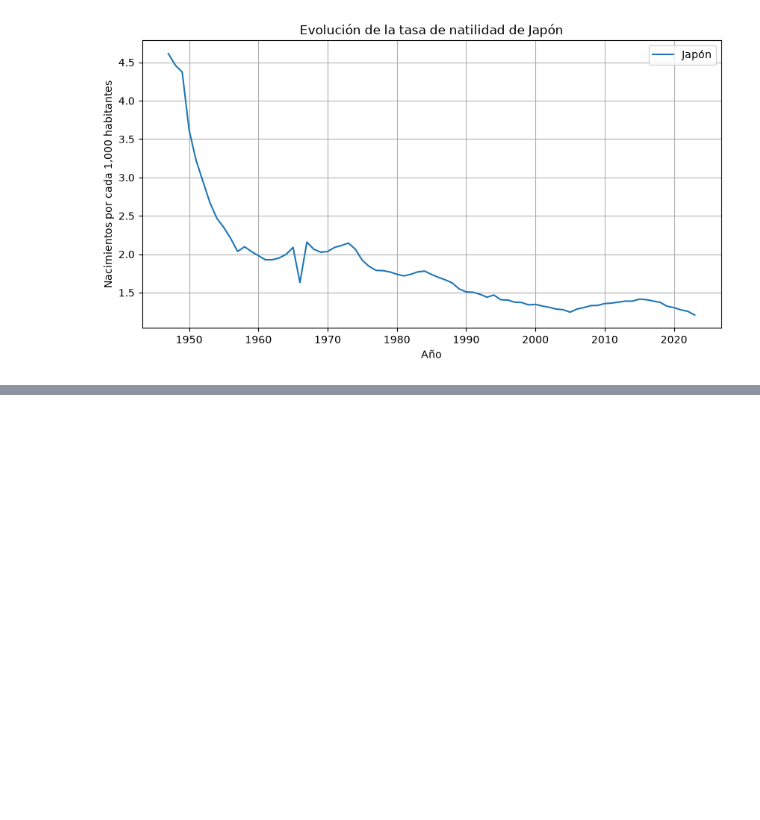
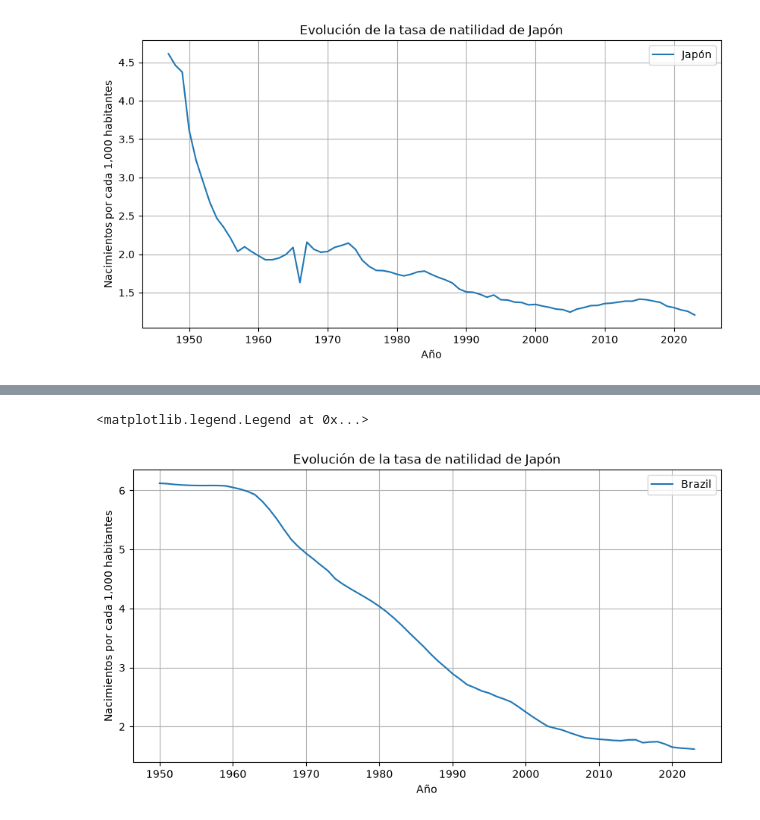
Before and after one commit to Aaron-MartinezG/BigDataAaron, a Jupyter notebook: U1_1_probabilidad_estadistica/notebooks/03_fertility_rate.ipynb, the cells around one changed output, grey strips where cells are left out. Cells and saved outputs as stored; diff of their text form; code cells hidden in the pictures; blank space fills up the shorter version.

```diff
--- a/U1_1_probabilidad_estadistica/notebooks/03_fertility_rate.ipynb
+++ b/U1_1_probabilidad_estadistica/notebooks/03_fertility_rate.ipynb
@@ -92,0 +193,20 @@ plt.legend()
+# %%
+brasil = df[df["entity"]=="Brazil"]
+anios_brasil = brasil["year"].to_numpy()
+tasa_brasil = brasil["fertility_rate_hist"].to_numpy()
+# %%
+plt.figure(figsize=(10,5))
+plt.plot(
+    anios_brasil,
+    tasa_brasil,
+    label="Brazil"
+)
+
+plt.title("Evolución de la tasa de natilidad de Japón")
+plt.xlabel("Año")
+plt.ylabel("Nacimientos por cada 1,000 habitantes")
+plt.grid(True)
+plt.legend()
+# %% [output]
+<matplotlib.legend.Legend at 0x...>
+[figure, added]
```
Also changed, not shown: parts of 11 cells of this notebook.
